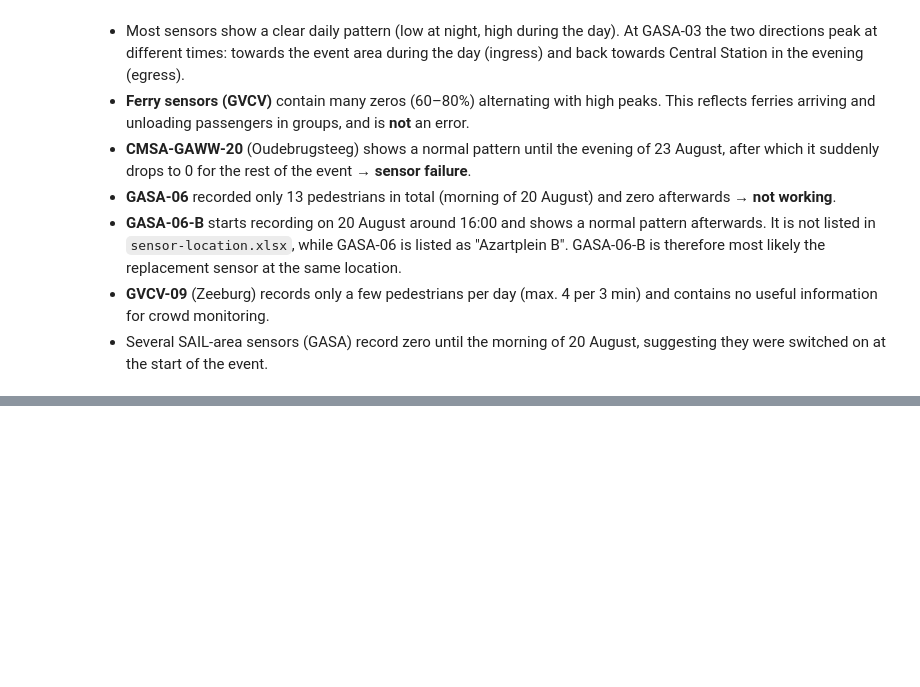
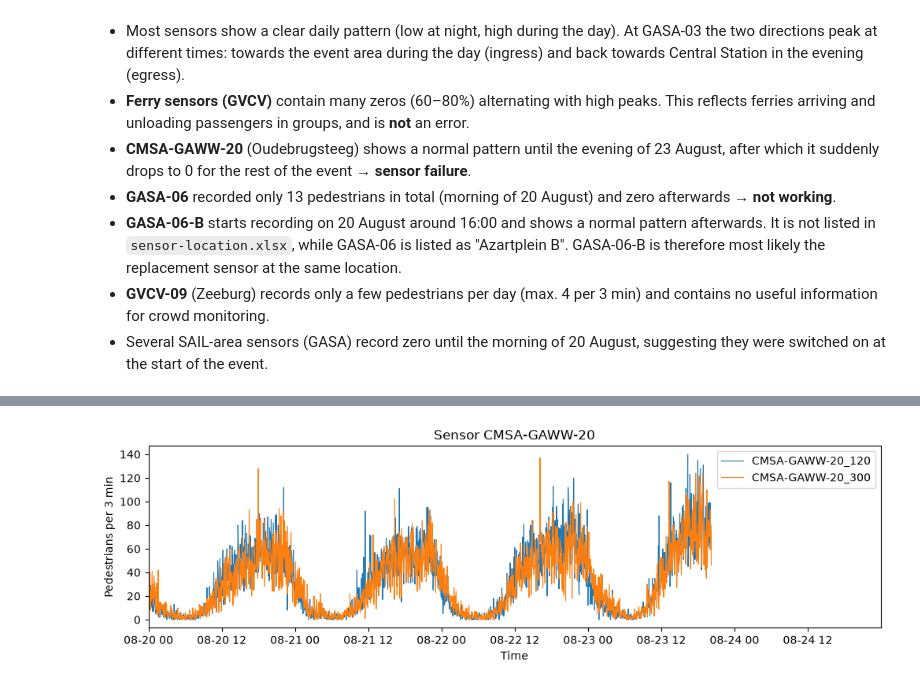
Before and after one commit to AnoushkaV/SAILproject, a Jupyter notebook: Analysation/data_cleaning.ipynb, the cells around one changed output, grey strips where cells are left out. Cells and saved outputs as stored; diff of their text form; code cells hidden in the pictures; blank space fills up the shorter version.

Commit message:
Add step 5B: remove faulty sensors and mark GAWW-20 outage as missing

```diff
--- a/Analysation/data_cleaning.ipynb
+++ b/Analysation/data_cleaning.ipynb
@@ -353,0 +363,8 @@ plot_sensor('GVCV-13')        # een veerpont-sensor
+# %%
+gaww20_cols = ['CMSA-GAWW-20_120', 'CMSA-GAWW-20_300']
+
+last_count = df.loc[df[gaww20_cols].sum(axis=1) > 0, 'timestamp'].max()
+outage_start = last_count + pd.Timedelta(minutes=3)
+
+print("Last measurement > 0:", last_count)
+print("Start of sensor failure:", outage_start)
@@ -353,0 +390,7 @@ plot_sensor('GVCV-13')        # een veerpont-sensor
+# %%
+sensors_to_remove = ['GASA-06', 'GVCV-09']
+
+cols_to_remove = [col for col in sensor_cols if col.split('_')[0] in sensors_to_remove]
+print("Columns removed:", cols_to_remove)
+
+df_clean = df_clean.drop(columns=cols_to_remove)
@@ -353,0 +399,4 @@ plot_sensor('GVCV-13')        # een veerpont-sensor
+# %%
+import numpy as np
+
+df_clean.loc[df_clean['timestamp'] >= outage_start, gaww20_cols] = np.nan
@@ -353,0 +423,19 @@ plot_sensor('GVCV-13')        # een veerpont-sensor
+# %%
+def plot_sensor(sensor, data=df):
+    """Plot both walking directions of one sensor over the whole event."""
+    columns = [col for col in data.columns if col.startswith(sensor + '_')]
+
+    fig, ax = plt.subplots(figsize=(12, 3))
+    for col in columns:
+        ax.plot(data['timestamp'], data[col], label=col, linewidth=0.8)
+
+    ax.set_title(f"Sensor {sensor}")
+    ax.set_xlabel("Time")
+    ax.set_ylabel("Pedestrians per 3 min")
+    ax.legend()
+    ax.set_xlim(data['timestamp'].min(), data['timestamp'].max())
+    plt.show()
+# %%
+plot_sensor('CMSA-GAWW-20', data=df_clean)
+# %% [output]
+[figure, added]
```
Also changed, not shown: parts of 7 cells of this notebook.
